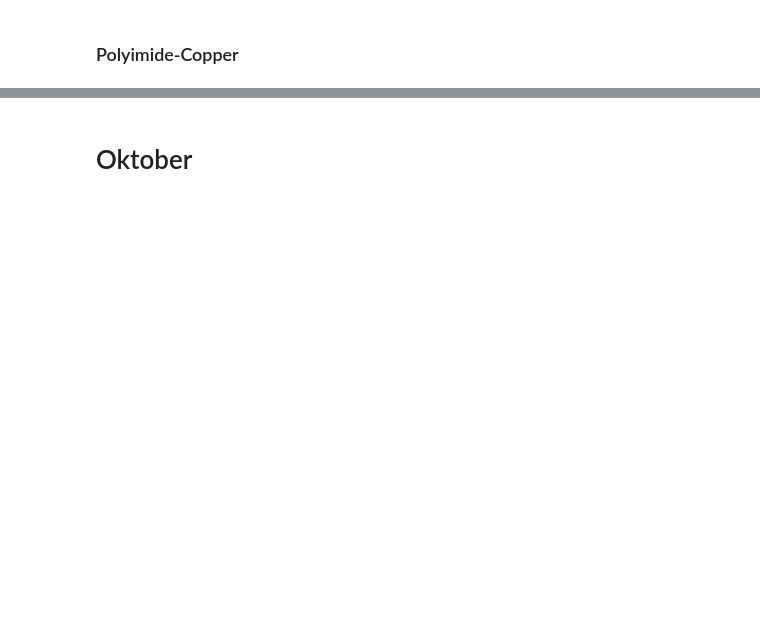
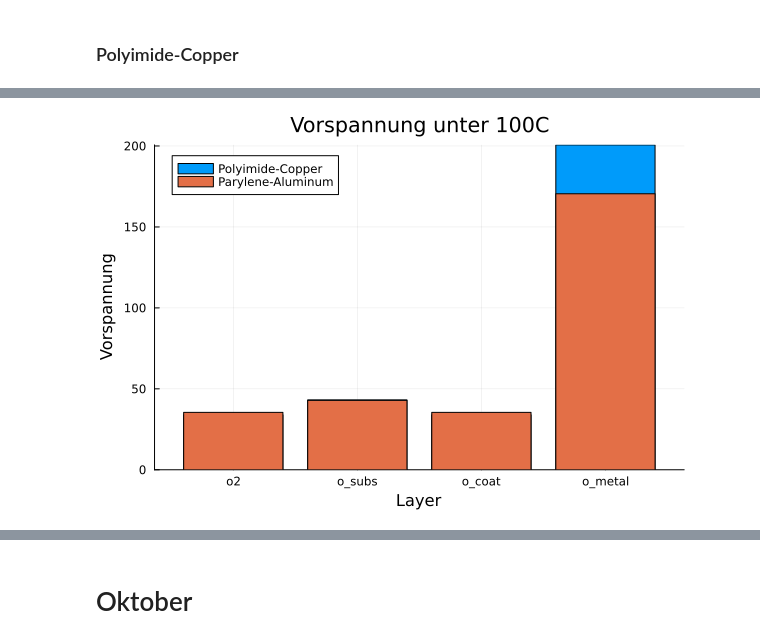
Before and after one commit to pandamec/Rini, a Jupyter notebook: entwicklung/verlauf.ipynb, the cells around one changed output, grey strips where cells are left out. Saved outputs shown, nothing was run; the diff lists cells and outputs as text; code cells hidden in the pictures; blank space fills up the shorter version.

```diff
--- a/entwicklung/verlauf.ipynb
+++ b/entwicklung/verlauf.ipynb
@@ -477,0 +512,16 @@ display(FigThermal2)
+# %%
+# Extract the column names and values
+column_names = names(df_PaAl[10,:])
+
+
+
+PA = vec([df_PaAl[10, i] for i in 1:ncol(df_PaAl)])
+
+PI = vec([df_PICo[10, i] for i in 1:ncol(df_PICo)])
+
+
+# Create the bar plot
+bar(column_names, PI, label = "Polyimide-Copper", title = "Vorspannung unter 100C", xlabel = "Layer", ylabel = "Vorspannung", legend=true,bar_position = :dodge )
+bar!(column_names, PA, label = "Parylene-Aluminum", title = "Vorspannung unter 100C", xlabel = "Layer", ylabel = "Vorspannung", legend=true)
+# %% [output]
+[figure, added]
```
Also changed, not shown: parts of 6 cells of this notebook.
